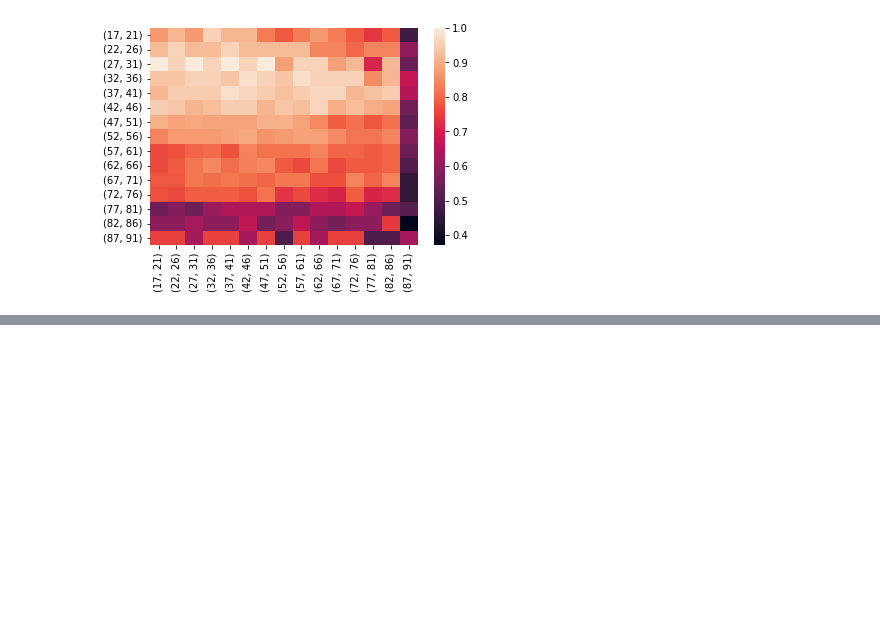
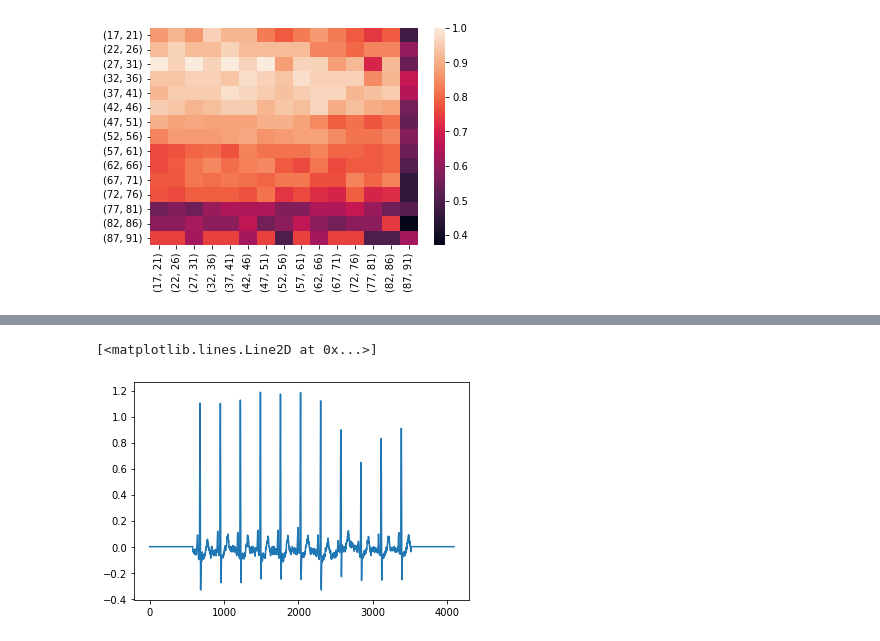
Before and after one commit to EduMio/TP-Causalidade, a Jupyter notebook: notebooks/Results.ipynb, the cells around one changed output, grey strips where cells are left out. Drawn from its saved outputs; the diff is of its cells as text; code cells hidden in the pictures; blank space fills up the shorter version.

Commit message:
Counterfactuals

```diff
--- a/notebooks/Results.ipynb
+++ b/notebooks/Results.ipynb
@@ -259,0 +272,2 @@ sns.heatmap(df)
+# %%
+age_groups = [(a, a + 4) for a in range(17, 88, 5)]
@@ -259,0 +292,3 @@ sns.heatmap(df)
+# %%
+for i in range(len(age_groups)-2):
+    print(age_groups[i],age_groups[i+2])
@@ -259,0 +309,38 @@ sns.heatmap(df)
+# %%
+def get_counterfactuals(age_pair, age_groups):
+
+    sample = dfAgeSex[(dfAgeSex['age'] >= age_pair[0]) & (dfAgeSex['age'] <= age_pair[1])].copy()
+
+    coeffs = []
+    pessoaLabels = []
+    counterfactuals = []
+    for pessoa in sample.index:
+        ecg = M[pessoa, :, ELETRODO_IDX]
+        def tryGet():
+            try:
+                return GetWavesCoeffs(ecg)
+            except Exception as e:
+                print(e, pessoa)
+                return None
+        c = tryGet()
+        if c is not None:
+            coeffs.append(c)
+            pessoaLabels.append(testLabels[pessoa])
+
+    for age_group in age_groups:
+
+        targetAgeGroup = GetTargetAgeGroupStr(*age_group)
+        model = GetModel(targetAgeGroup)
+        matched = []
+
+        for c, labels in zip(coeffs, pessoaLabels):
+            EcgClosest = GetECGInNewAgeGroup(c, model)
+            counterfactuals.append(EcgClosest)
+
+    return np.array(counterfactuals)
+# %%
+for i in range(len(age_groups)-2):
+    counterfactuals = get_counterfactuals(age_groups[i], [age_groups[i+2]])
+    file = 'counterfactuals - '+str(age_groups[i])+'->'+str(age_groups[i+2])
+    np.save(file=file, arr=counterfactuals)
+    print('Completed: ' + file)
@@ -259,0 +363,5 @@ sns.heatmap(df)
+# %%
+plt.plot(counterfactuals[1])
+# %% [output]
+[<matplotlib.lines.Line2D at 0x...>]
+[figure, added]
```
Also changed, not shown: parts of 5 cells of this notebook.
